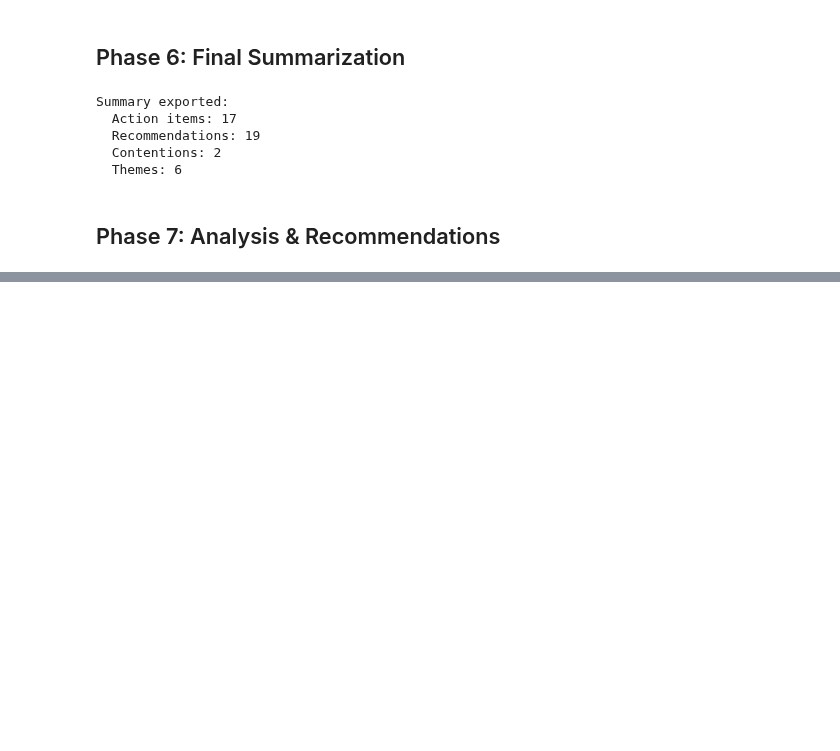
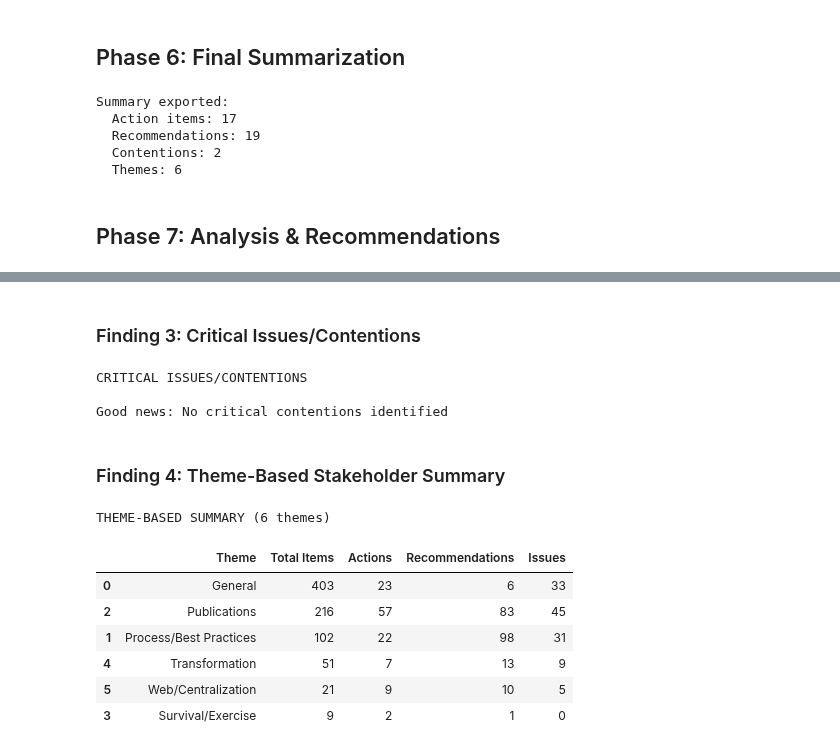
Before and after one commit to KevinCarr42/CSAS-Exploratory-Data-Analysis, a Jupyter notebook: sep_24_meeting.ipynb, the cells around one changed output, grey strips where cells are left out. Drawn from its saved outputs; the diff is of its cells as text; code cells hidden in the pictures; blank space fills up the shorter version.

```diff
--- a/sep_24_meeting.ipynb
+++ b/sep_24_meeting.ipynb
@@ -182,0 +151,21 @@ Exported files:
+# %%
+# Load high priority action items
+with open(os.path.join(data_dir, 'phase7_high_priority.json'), 'r') as f:
+    high_priority_data = json.load(f)
+
+# Convert to DataFrame for display
+if high_priority_data['action_items']:
+    action_items_df = pd.DataFrame(high_priority_data['action_items'])
+    action_items_df = action_items_df[['source_file', 'text', 'action_strength', 'action_categories']].rename(columns={
+        'source_file': 'Source File',
+        'text': 'Action Item',
+        'action_strength': 'Strength',
+        'action_categories': 'Categories'
+    })
+
+    print(f'HIGH PRIORITY ACTION ITEMS ({len(action_items_df)} identified)\n')
+    for _, row in action_items_df[['Action Item']].iterrows():
+        print(row.values[0])
+        print()
+else:
+    print('HIGH PRIORITY ACTION ITEMS\nNone identified')
@@ -182,0 +207,51 @@ Exported files:
+# %% [markdown]
+### Finding 3: Critical Issues/Contentions
+# %%
+# Load high priority contentions
+if high_priority_data['contentions']:
+    contentions_df = pd.DataFrame(high_priority_data['contentions'])
+    contentions_df = contentions_df[['source_file', 'text', 'contention_strength', 'contention_categories']].rename(columns={
+        'source_file': 'Source File',
+        'text': 'Issue/Contention',
+        'contention_strength': 'Strength',
+        'contention_categories': 'Categories'
+    })
+    print(f'CRITICAL ISSUES/CONTENTIONS ({len(contentions_df)} identified)\n')
+    print(contentions_df.to_string(index=False))
+else:
+    print('CRITICAL ISSUES/CONTENTIONS')
+    print(f'\nGood news: No critical contentions identified')
+# %% [output]
+CRITICAL ISSUES/CONTENTIONS
+
+Good news: No critical contentions identified
+# %% [markdown]
+### Finding 4: Theme-Based Stakeholder Summary
+# %%
+# Load stakeholder summary
+with open(os.path.join(data_dir, 'phase7_stakeholder_summary.json'), 'r') as f:
+    stakeholder_data = json.load(f)
+
+# Convert to DataFrame for display
+theme_summary_list = []
+for theme, data in stakeholder_data.items():
+    theme_summary_list.append({
+        'Theme': theme,
+        'Total Items': data['total_items'],
+        'Actions': data['action_items'],
+        'Recommendations': data['recommendations'],
+        'Issues': data['issues']
+    })
+
+theme_summary_df = pd.DataFrame(theme_summary_list).sort_values('Total Items', ascending=False)
+print(f'THEME-BASED SUMMARY ({len(theme_summary_df)} themes)\n')
+display(theme_summary_df)
+# %% [output]
+THEME-BASED SUMMARY (6 themes)
+|  | Theme | Total Items | Actions | Recommendations | Issues |
+| 0 | General | 403 | 23 | 6 | 33 |
+| 2 | Publications | 216 | 57 | 83 | 45 |
+| 1 | Process/Best Practices | 102 | 22 | 98 | 31 |
+| 4 | Transformation | 51 | 7 | 13 | 9 |
+| 5 | Web/Centralization | 21 | 9 | 10 | 5 |
+| 3 | Survival/Exercise | 9 | 2 | 1 | 0 |
```
Also changed, not shown: parts of 12 cells of this notebook.
